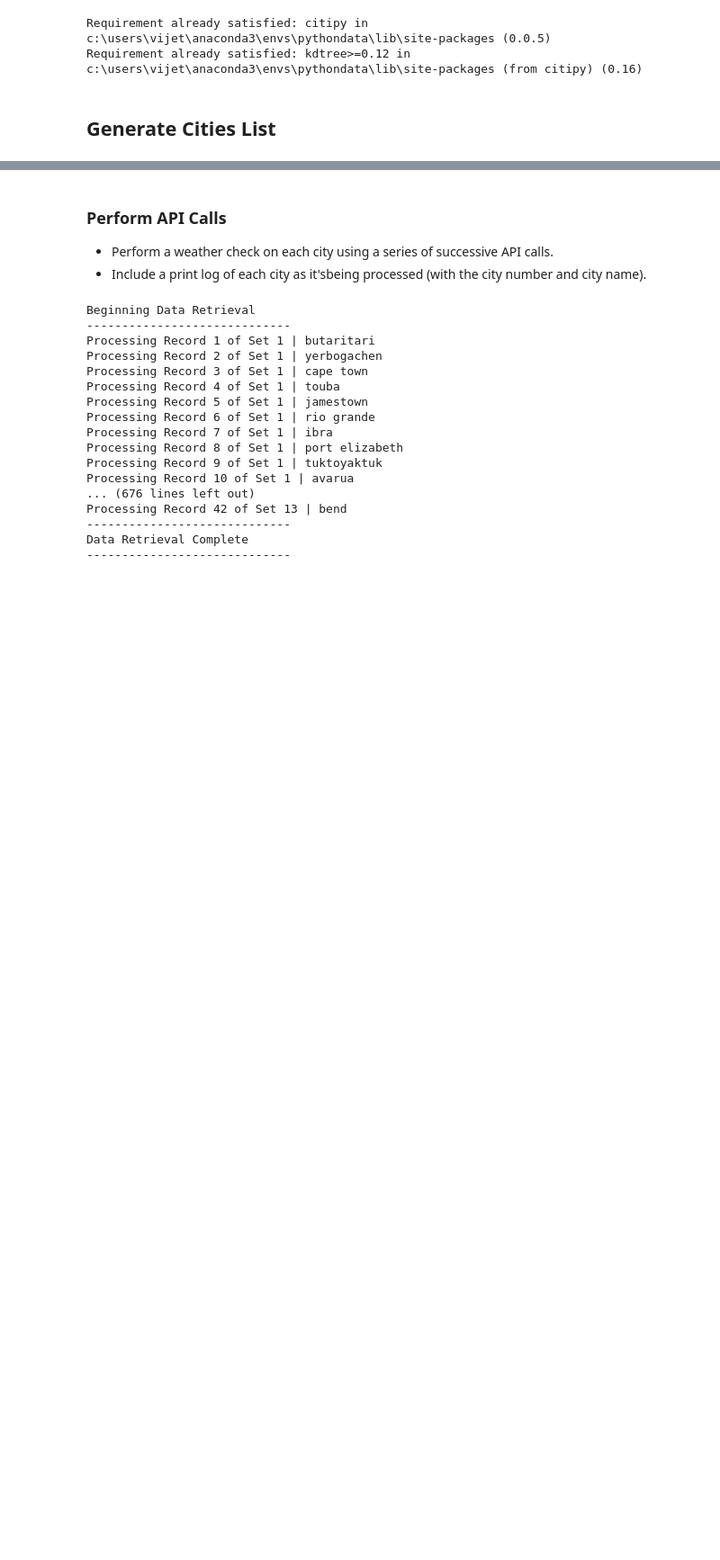
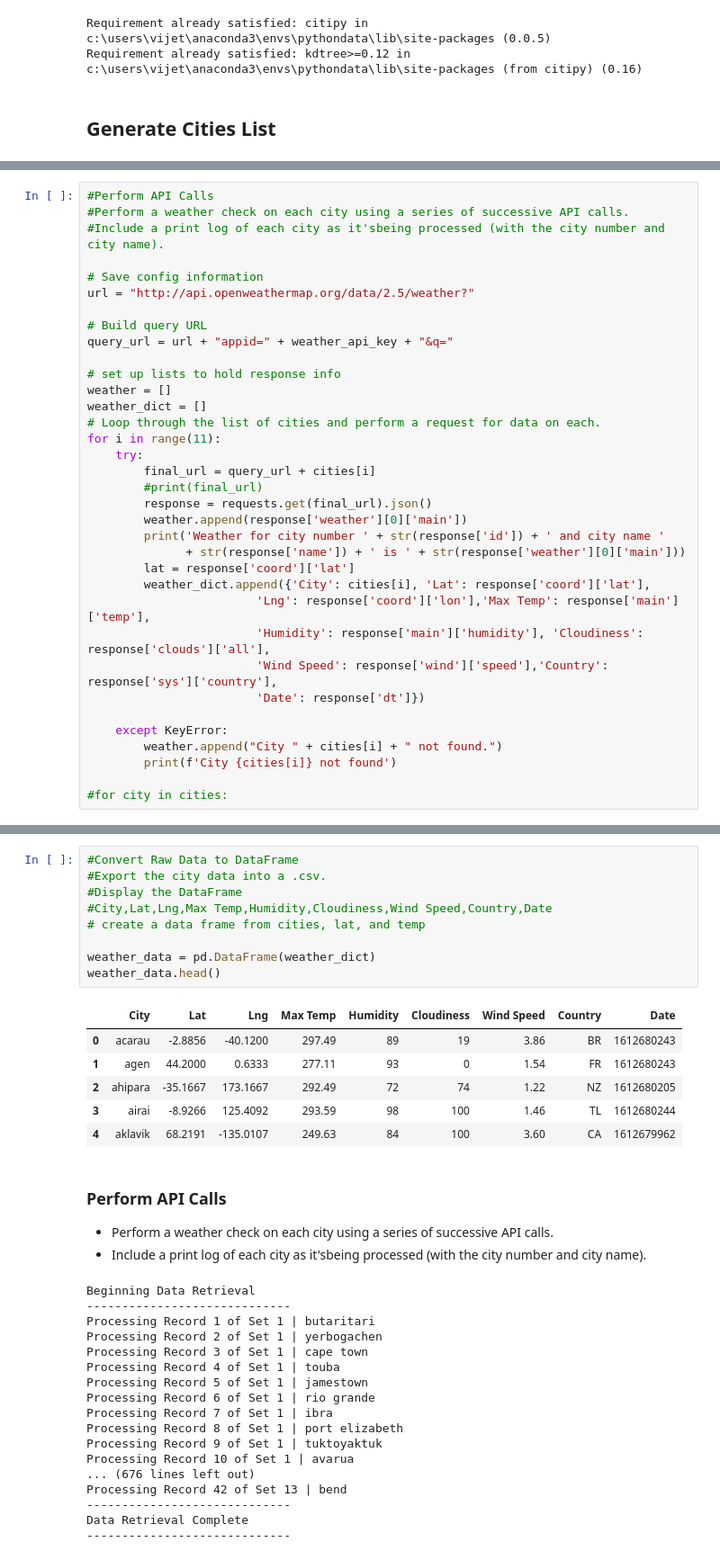
Before and after one commit to VijetaPuthran/Python-API-challenge, a Jupyter notebook: starter_code/WeatherPy/WeatherPy.ipynb, the cells around one changed output, grey strips where cells are left out. Shown at 90% size. Saved outputs shown, nothing was run; the diff lists cells and outputs as text; blank space fills up the shorter version.

```diff
--- a/starter_code/WeatherPy/WeatherPy.ipynb
+++ b/starter_code/WeatherPy/WeatherPy.ipynb
@@ -55,0 +56,35 @@ len(cities)
+# %%
+#Perform API Calls
+#Perform a weather check on each city using a series of successive API calls.
+#Include a print log of each city as it'sbeing processed (with the city number and city name).
+
+# Save config information
+url = "http://api.openweathermap.org/data/2.5/weather?"
+
+# Build query URL
+query_url = url + "appid=" + weather_api_key + "&q="
+
+# set up lists to hold response info
+weather = []
+weather_dict = []
+# Loop through the list of cities and perform a request for data on each.
+for i in range(11):
+    try:
+        final_url = query_url + cities[i]
+        #print(final_url)
+        response = requests.get(final_url).json()
+        weather.append(response['weather'][0]['main'])
+        print('Weather for city number ' + str(response['id']) + ' and city name '
+              + str(response['name']) + ' is ' + str(response['weather'][0]['main']))
+        lat = response['coord']['lat']
+        weather_dict.append({'City': cities[i], 'Lat': response['coord']['lat'],
+                        'Lng': response['coord']['lon'],'Max Temp': response['main']['temp'],
+                        'Humidity': response['main']['humidity'], 'Cloudiness': response['clouds']['all'],
+                        'Wind Speed': response['wind']['speed'],'Country': response['sys']['country'],
+                        'Date': response['dt']})
+
+    except KeyError:
+        weather.append("City " + cities[i] + " not found.")
+        print(f'City {cities[i]} not found')
+
+#for city in cities:
@@ -56,3 +103,19 @@ len(cities)
+# %%
+#Convert Raw Data to DataFrame
+#Export the city data into a .csv.
+#Display the DataFrame
+#City,Lat,Lng,Max Temp,Humidity,Cloudiness,Wind Speed,Country,Date
+# create a data frame from cities, lat, and temp
+
+weather_data = pd.DataFrame(weather_dict)
+weather_data.head()
+# %% [output]
+|  | City | Lat | Lng | Max Temp | Humidity | Cloudiness | Wind Speed | Country | Date |
+| 0 | acarau | -2.8856 | -40.1200 | 297.49 | 89 | 19 | 3.86 | BR | 1612680243 |
+| 1 | agen | 44.2000 | 0.6333 | 277.11 | 93 | 0 | 1.54 | FR | 1612680243 |
+| 2 | ahipara | -35.1667 | 173.1667 | 292.49 | 72 | 74 | 1.22 | NZ | 1612680205 |
+| 3 | airai | -8.9266 | 125.4092 | 293.59 | 98 | 100 | 1.46 | TL | 1612680244 |
+| 4 | aklavik | 68.2191 | -135.0107 | 249.63 | 84 | 100 | 3.60 | CA | 1612679962 |
 # %% [markdown]
 ### Perform API Calls
 * Perform a weather check on each city using a series of successive API calls.
```
Also changed, not shown: parts of 2 cells of this notebook.
